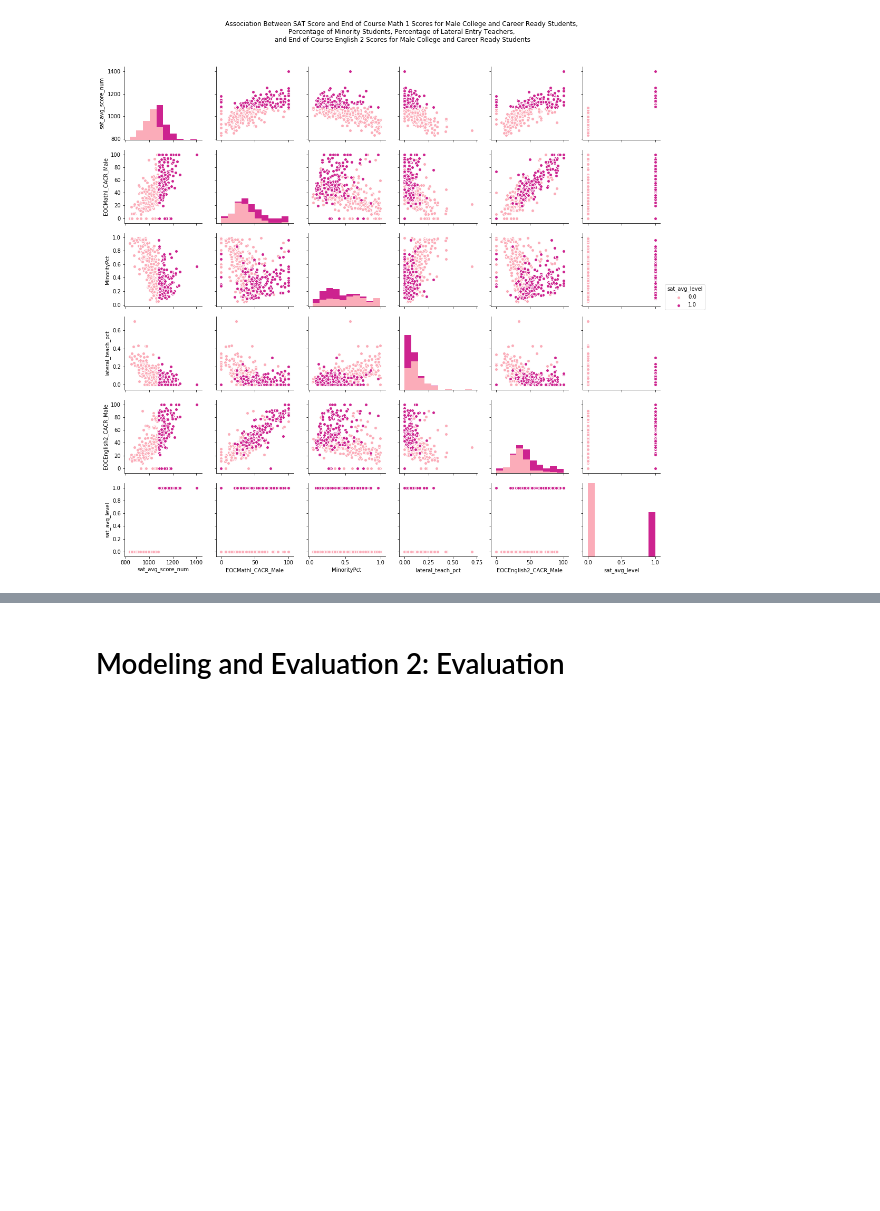
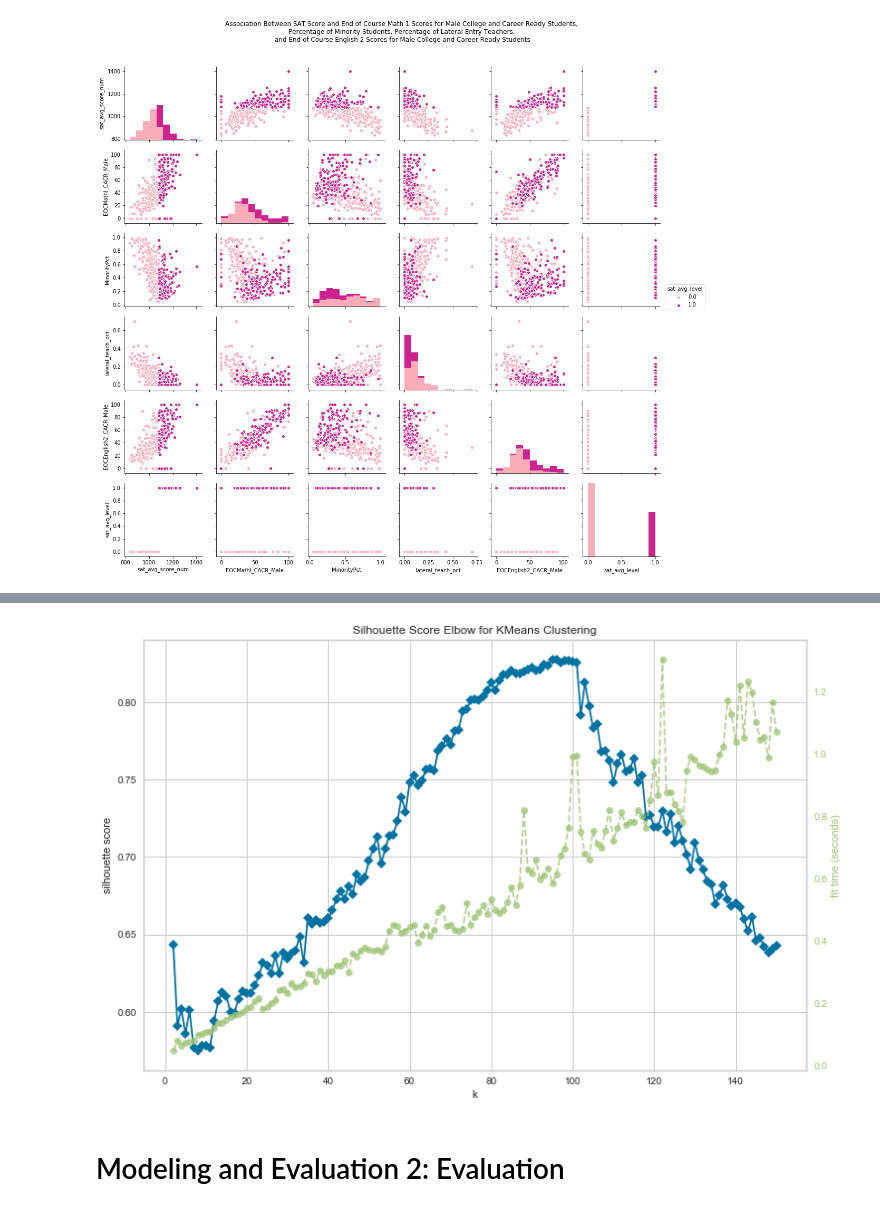
Before and after one commit to jeffweltman/MSDS7331, a Jupyter notebook: Lab3-Jordan.ipynb, the cells around one changed output, grey strips where cells are left out. Cells and saved outputs as stored; diff of their text form; code cells hidden in the pictures; blank space fills up the shorter version.

Commit message:
model training section
Discuss clustering, k-means, parameters

```diff
--- a/Lab3-Jordan.ipynb
+++ b/Lab3-Jordan.ipynb
@@ -765,2 +826,16 @@ plt.show()
+# %%
+from yellowbrick.cluster import KElbowVisualizer
+from matplotlib import pyplot
+
+newdims = (12, 8)
+fig, ax = pyplot.subplots(figsize=newdims)
+
+# Instantiate the clustering model and visualizer
+visualizer = KElbowVisualizer(KMeans(), k=150, metric='silhouette') #curve continues smoothly beyond 25 clusters
+
+visualizer.fit(X_class) # Fit the training data to the visualizer
+visualizer.poof() # Draw/show/poof the data
+# %% [output]
+[figure, added]
 # %% [markdown]
 # Modeling and Evaluation 2: Evaluation
```
Also changed, not shown: parts of 6 cells of this notebook.
